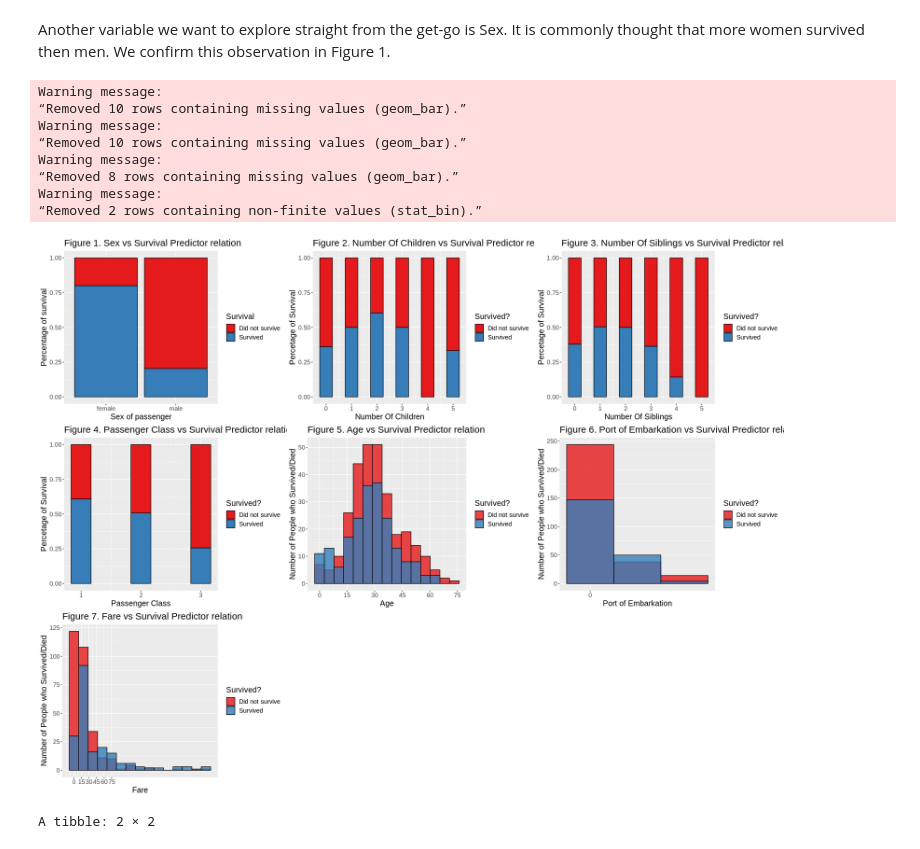
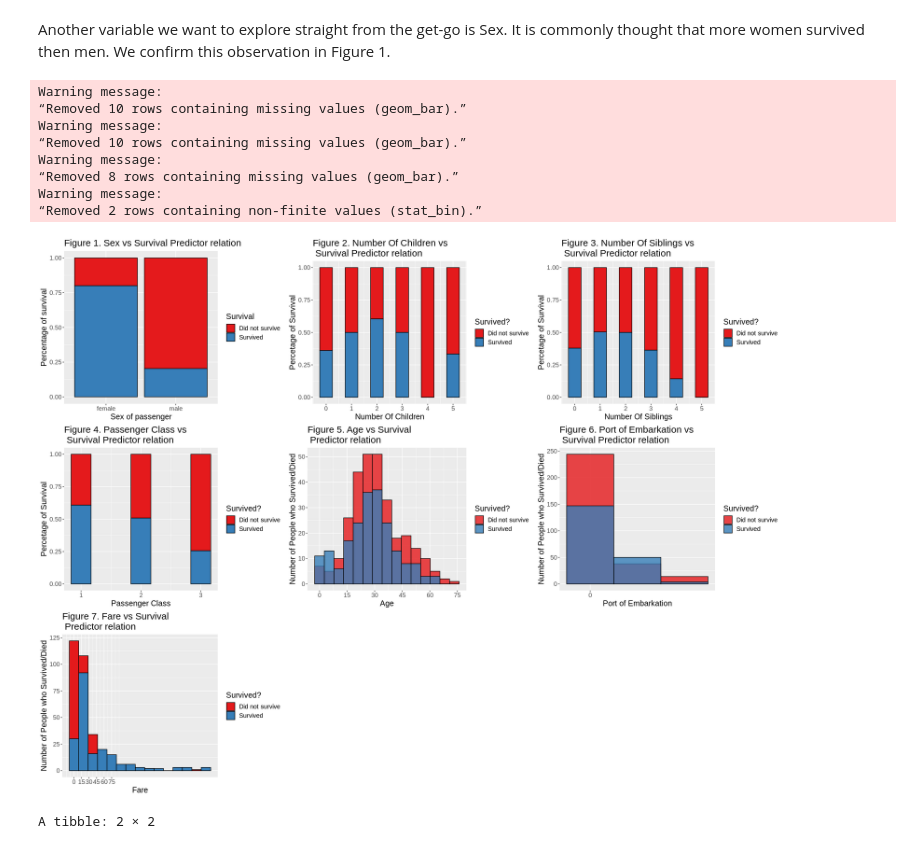
Before and after one commit to zhang17s/DSCI-100-Group-Project-, a Jupyter notebook: Proposal.ipynb, the cells around one changed output. Cells and saved outputs as stored; diff of their text form; code cells hidden in the pictures.

Commit message:
removed alpha value, no color change

```diff
--- a/Proposal.ipynb
+++ b/Proposal.ipynb
@@ -195,7 +195,7 @@ NOC_survival <- temp_data_graph |>
     geom_histogram(bins = 11, position = "fill", col = "black") +
     labs(x = "Number Of Children", y = "Percetage of Survival", fill = "Survived?") +
     scale_x_continuous(breaks = c(0, 1, 2,3,4,5)) +
-    ggtitle("Figure 2. Number Of Children vs Survival Predictor relation") +
+    ggtitle("Figure 2. Number Of Children vs \n Survival Predictor relation") +
     scale_fill_brewer(palette = "Set1") +
     theme(text=element_text(size = 15))
 
@@ -204,7 +204,7 @@ NOS_survival <- temp_data_graph |>
     geom_histogram(bins = 11, position = "fill", col = "black") +
     labs(x = "Number Of Siblings", y = "Percetage of Survival", fill = "Survived?") +
     scale_x_continuous(breaks = c(0, 1, 2,3,4,5)) +
-    ggtitle("Figure 3. Number Of Siblings vs Survival Predictor relation") +
+    ggtitle("Figure 3. Number Of Siblings vs \n Survival Predictor relation") +
     scale_fill_brewer(palette = "Set1") +
     theme(text=element_text(size = 15))
 
@@ -213,7 +213,7 @@ class_survival <- temp_data_graph |>
     geom_histogram(bins = 7, position = "fill", col = "black") +
     labs(x = "Passenger Class", y = "Percetage of Survival", fill = "Survived?") +
     scale_x_continuous(breaks = c(0, 1, 2,3)) +
-    ggtitle("Figure 4. Passenger Class vs Survival Predictor relation") +
+    ggtitle("Figure 4. Passenger Class vs \n Survival Predictor relation") +
     scale_fill_brewer(palette = "Set1") +
     theme(text=element_text(size = 15))
 
@@ -222,40 +222,40 @@ AgevSurvived <- temp_data_graph |>
     geom_histogram(bins = 15, position = "identity", alpha = 0.8, col = "black") +
     labs(x = "Age", y = "Number of People who Survived/Died", fill = "Survived?")+
     scale_x_continuous(breaks = seq(from = 0, to = 80, by = 15)) +
-    ggtitle("Figure 5. Age vs Survival Predictor relation") +
+    ggtitle("Figure 5. Age vs Survival \n Predictor relation") +
     scale_fill_brewer(palette = "Set1") +
     theme(text=element_text(size = 15))
 
 EmbarkedvSurvived <- temp_data_graph |>
     ggplot(aes(x = Embarked_numeric, fill = as_factor(Survived_char))) +
     geom_histogram(bins = 3, position = "identity", alpha = 0.8, col = "black") +
     labs(x = "Port of Embarkation", y = "Number of People who Survived/Died", fill = "Survived?")+
     scale_x_continuous(breaks = seq(from = 0, to = 80, by = 15)) +
-    ggtitle("Figure 6. Port of Embarkation vs Survival Predictor relation") +
+    ggtitle("Figure 6. Port of Embarkation vs \n Survival Predictor relation") +
     scale_fill_brewer(palette = "Set1") +
     theme(text=element_text(size = 15))
 
 FarevSurvived <- temp_data_graph |> filter(Fare <275) |>
     ggplot(aes(x = Fare, fill = as_factor(Survived_char))) +
-    geom_histogram(bins = 15, position = "identity", alpha = 0.8, col = "black") +
+    geom_histogram(bins = 15, position = "identity", col = "black") +
     labs(x = "Fare", y = "Number of People who Survived/Died", fill = "Survived?")+
     scale_x_continuous(breaks = seq(from = 0, to = 80, by = 15)) +
-    ggtitle("Figure 7. Fare vs Survival Predictor relation") +
+    ggtitle("Figure 7. Fare vs Survival \n Predictor relation") +
     scale_fill_brewer(palette = "Set1") +
     theme(text=element_text(size = 15))
 
 options(repr.plot.width = 20, repr.plot.height = 15)
 grid.arrange(survival_bar_plot_sex, NOC_survival, NOS_survival, class_survival, AgevSurvived, EmbarkedvSurvived, FarevSurvived)
 # %% [output]
 Warning message:
 “Removed 10 rows containing missing values (geom_bar).”
 Warning message:
 “Removed 10 rows containing missing values (geom_bar).”
 Warning message:
 “Removed 8 rows containing missing values (geom_bar).”
 Warning message:
 “Removed 2 rows containing non-finite values (stat_bin).”
-[figure, old version]
+[figure, new version]
 # %%
 #summary table for how many men and women are there in the training data.
 summary_table_sex <- boat_train |>
```
